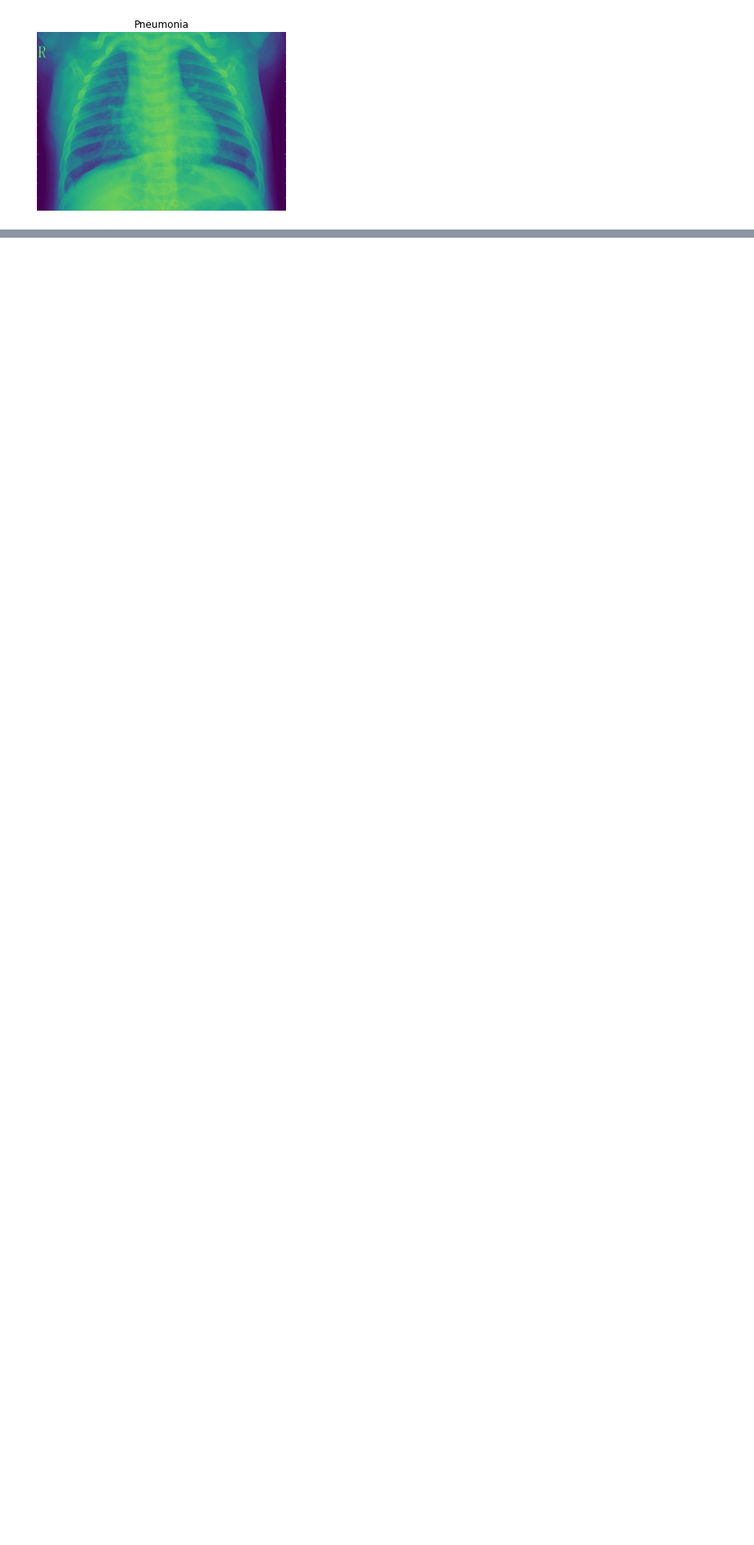
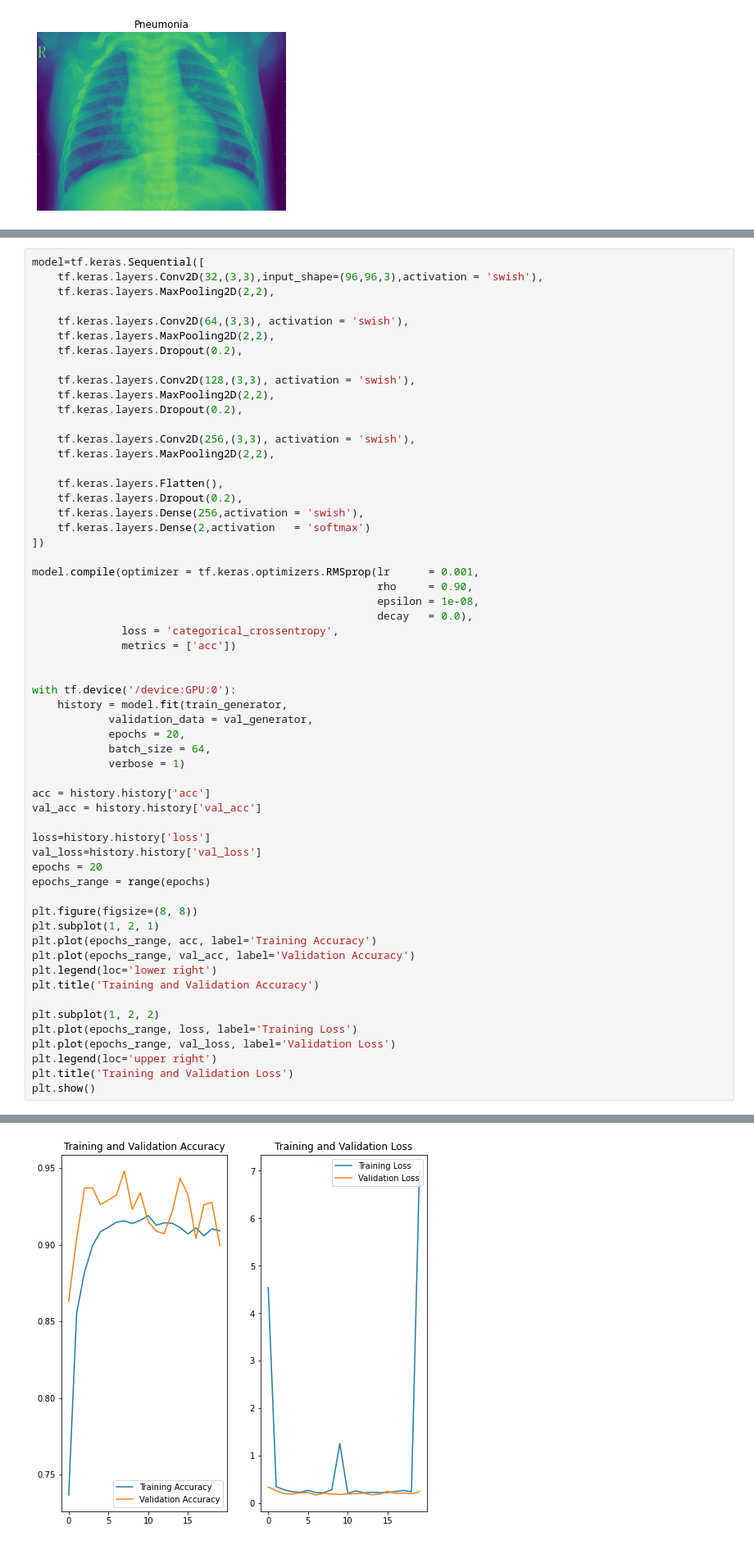
Before and after one commit to ChristosMaglaras/Image-Classification-Chest-X-Ray-analysis-to-predict-presence-of-Lung-Pathologies, a Jupyter notebook: notebooks/christos.ipynb, the cells around one changed output, grey strips where cells are left out. Shown at 82% size. Drawn from its saved outputs; the diff is of its cells as text; blank space fills up the shorter version.

```diff
--- a/notebooks/christos.ipynb
+++ b/notebooks/christos.ipynb
@@ -181,0 +379,59 @@ Function call stack:
+# %%
+model=tf.keras.Sequential([
+    tf.keras.layers.Conv2D(32,(3,3),input_shape=(96,96,3),activation = 'swish'),
+    tf.keras.layers.MaxPooling2D(2,2),
+
+    tf.keras.layers.Conv2D(64,(3,3), activation = 'swish'),
+    tf.keras.layers.MaxPooling2D(2,2),
+    tf.keras.layers.Dropout(0.2),
+
+    tf.keras.layers.Conv2D(128,(3,3), activation = 'swish'),
+    tf.keras.layers.MaxPooling2D(2,2),
+    tf.keras.layers.Dropout(0.2),
+
+    tf.keras.layers.Conv2D(256,(3,3), activation = 'swish'),
+    tf.keras.layers.MaxPooling2D(2,2),
+
+    tf.keras.layers.Flatten(),
+    tf.keras.layers.Dropout(0.2),
+    tf.keras.layers.Dense(256,activation = 'swish'),
+    tf.keras.layers.Dense(2,activation   = 'softmax')
+])
+
+model.compile(optimizer = tf.keras.optimizers.RMSprop(lr      = 0.001,
+                                                      rho     = 0.90,
+                                                      epsilon = 1e-08,
+                                                      decay   = 0.0),
+              loss = 'categorical_crossentropy',
+              metrics = ['acc'])
+
+
+with tf.device('/device:GPU:0'):
+    history = model.fit(train_generator,
+            validation_data = val_generator,
+            epochs = 20,
+            batch_size = 64,
+            verbose = 1)
+
+acc = history.history['acc']
+val_acc = history.history['val_acc']
+
+loss=history.history['loss']
+val_loss=history.history['val_loss']
+epochs = 20
+epochs_range = range(epochs)
+
+plt.figure(figsize=(8, 8))
+plt.subplot(1, 2, 1)
+plt.plot(epochs_range, acc, label='Training Accuracy')
+plt.plot(epochs_range, val_acc, label='Validation Accuracy')
+plt.legend(loc='lower right')
+plt.title('Training and Validation Accuracy')
+
+plt.subplot(1, 2, 2)
+plt.plot(epochs_range, loss, label='Training Loss')
+plt.plot(epochs_range, val_loss, label='Validation Loss')
+plt.legend(loc='upper right')
+plt.title('Training and Validation Loss')
+plt.show()
+# %% [output]
@@ -181,0 +455 @@ Function call stack:
+[figure, added]
```
Also changed, not shown: parts of 37 cells of this notebook.
